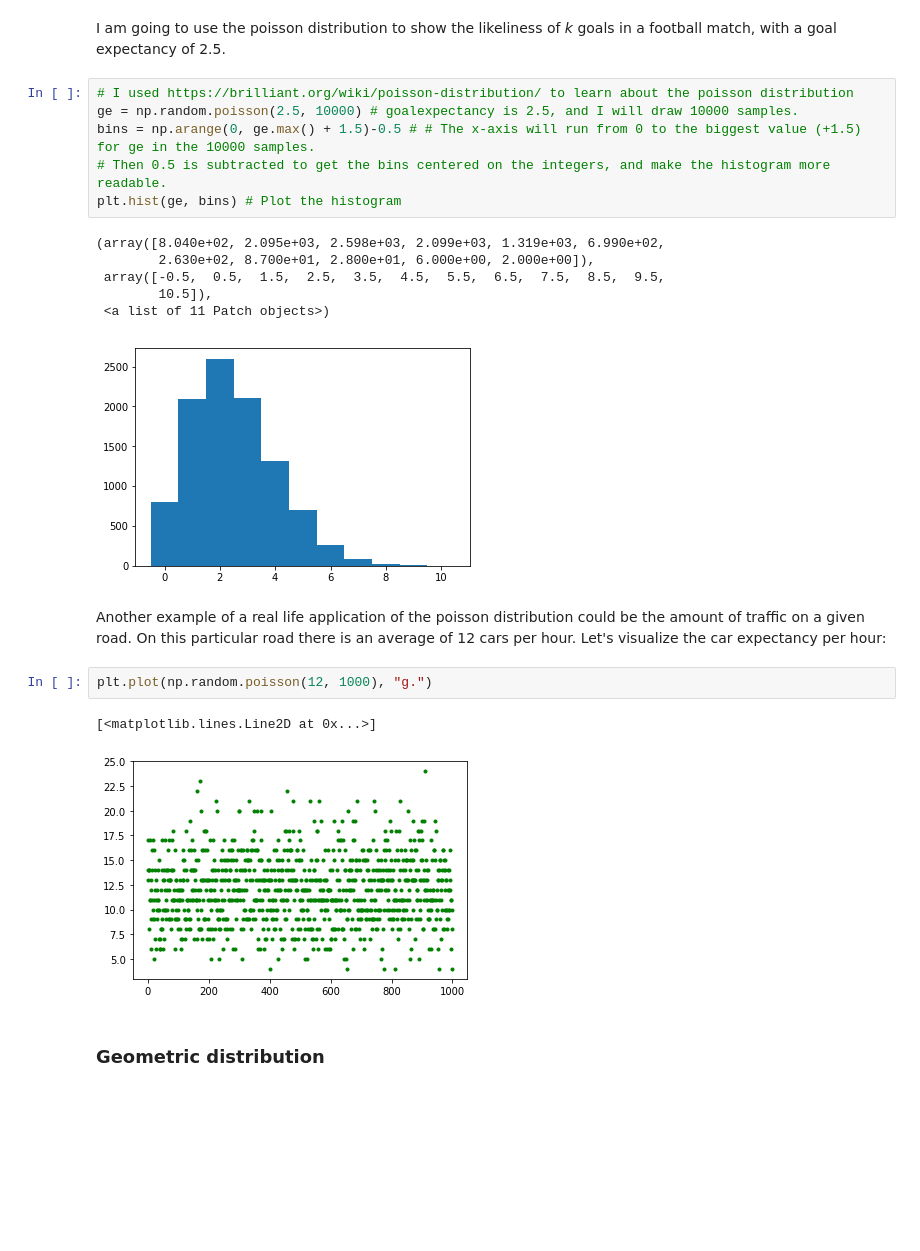
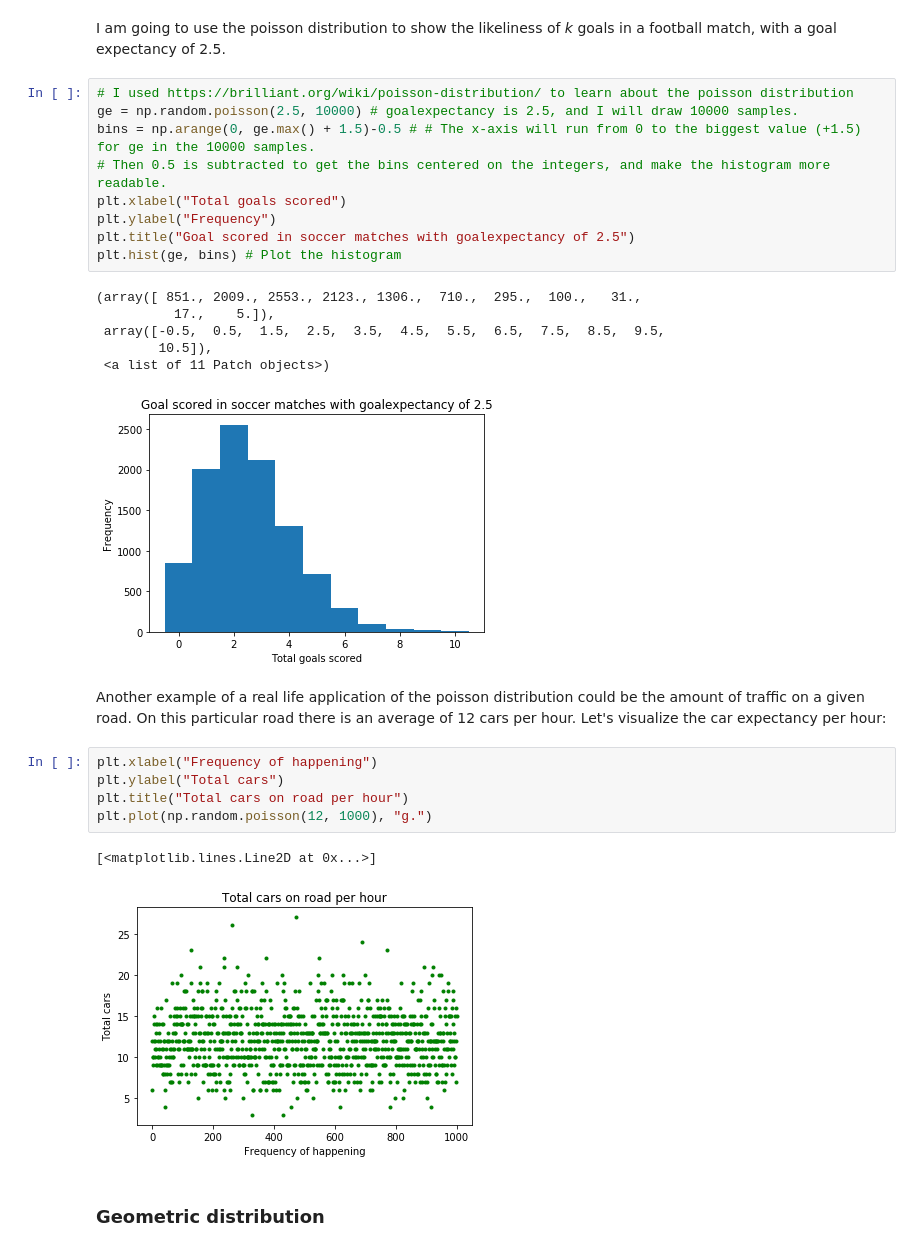
Before and after one commit to Ardvb/Numpy-random, a Jupyter notebook: Numpy-random.ipynb, the cells around one changed output. Saved outputs shown, nothing was run; the diff lists cells and outputs as text; blank space fills up the shorter version.

```diff
--- a/Numpy-random.ipynb
+++ b/Numpy-random.ipynb
@@ -329,24 +334,30 @@ I am going to use the poisson distribution to show the likeliness of <em>k</em>
 # %%
 # I used https://brilliant.org/wiki/poisson-distribution/ to learn about the poisson distribution
 ge = np.random.poisson(2.5, 10000) # goalexpectancy is 2.5, and I will draw 10000 samples.
 bins = np.arange(0, ge.max() + 1.5)-0.5 # # The x-axis will run from 0 to the biggest value (+1.5) for ge in the 10000 samples.
 # Then 0.5 is subtracted to get the bins centered on the integers, and make the histogram more readable.
+plt.xlabel("Total goals scored")
+plt.ylabel("Frequency")
+plt.title("Goal scored in soccer matches with goalexpectancy of 2.5")
 plt.hist(ge, bins) # Plot the histogram
 # %% [output]
-(array([8.040e+02, 2.095e+03, 2.598e+03, 2.099e+03, 1.319e+03, 6.990e+02,
-        2.630e+02, 8.700e+01, 2.800e+01, 6.000e+00, 2.000e+00]),
+(array([ 851., 2009., 2553., 2123., 1306.,  710.,  295.,  100.,   31.,
+          17.,    5.]),
  array([-0.5,  0.5,  1.5,  2.5,  3.5,  4.5,  5.5,  6.5,  7.5,  8.5,  9.5,
         10.5]),
  <a list of 11 Patch objects>)
-[figure, old version]
+[figure, new version]
 # %% [markdown]
 Another example of a real life application of the poisson distribution could be the amount of traffic on a given road.
 On this particular road there is an average of 12 cars per hour. Let's visualize the car expectancy per hour:
 # %%
+plt.xlabel("Frequency of happening")
+plt.ylabel("Total cars")
+plt.title("Total cars on road per hour")
 plt.plot(np.random.poisson(12, 1000), "g.")
 # %% [output]
 [<matplotlib.lines.Line2D at 0x...>]
-[figure, old version]
+[figure, new version]
 # %% [markdown]
 ### Geometric distribution
 # %% [markdown]
```
Also changed, not shown: parts of 30 cells of this notebook.
